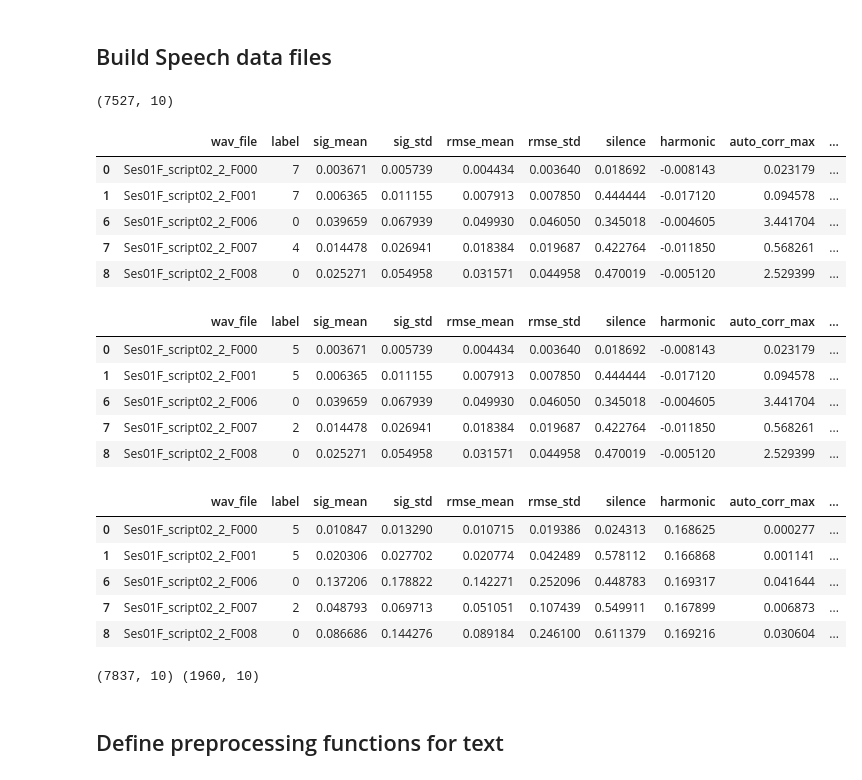
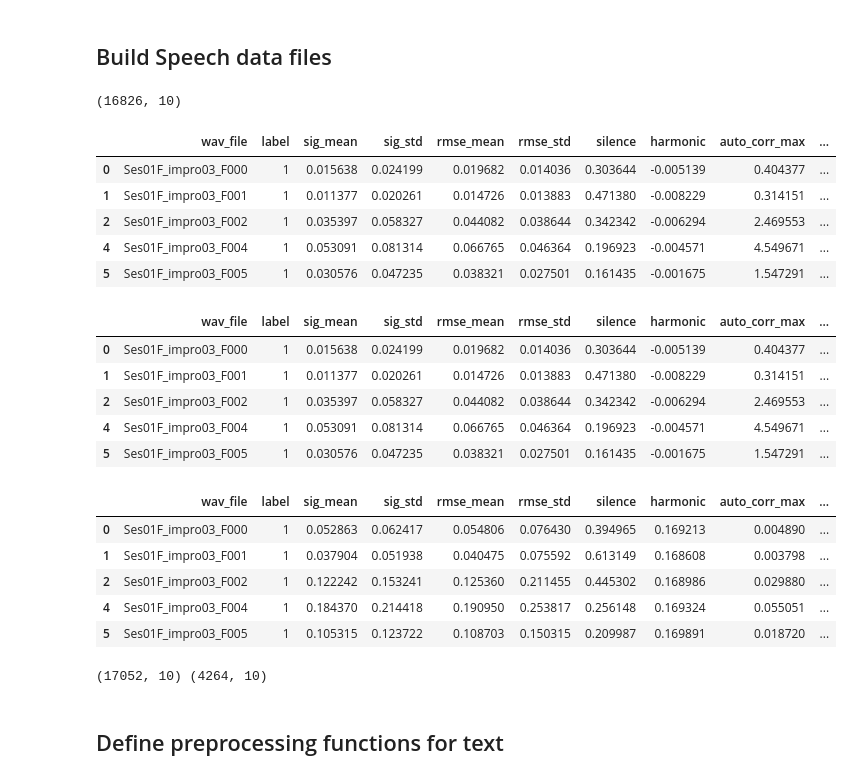
Before and after one commit to Telefonica/multimodal-speech-emotion-recognition, a Jupyter notebook: 4_prepare_data.ipynb, the cells around one changed output. Drawn from its saved outputs; the diff is of its cells as text; code cells hidden in the pictures.

```diff
--- a/4_prepare_data.ipynb
+++ b/4_prepare_data.ipynb
@@ -8,26 +8,26 @@ from IPython.display import display
 
 %matplotlib inline
 # %%
-df = pd.read_csv('data/audio_features.csv')
+df = pd.read_csv('data/pre-processed/audio_featuresall.csv')
 df = df[df['label'].isin([0, 1, 2, 3, 4, 5, 6, 7])]
 print(df.shape)
 display(df.head())
 
 # change 7 to 2
 df['label'] = df['label'].map({0: 0, 1: 1, 2: 1, 3: 2, 4: 2, 5: 3, 6: 4, 7: 5})
 df.head()
 # %% [output]
-(7527, 10)
+(16826, 10)
 |  | wav_file | label | sig_mean | sig_std | rmse_mean | rmse_std | silence | harmonic | auto_corr_max | ... |
-| 0 | Ses01F_script02_2_F000 | 7 | 0.003671 | 0.005739 | 0.004434 | 0.003640 | 0.018692 | -0.008143 | 0.023179 | ... |
-| 1 | Ses01F_script02_2_F001 | 7 | 0.006365 | 0.011155 | 0.007913 | 0.007850 | 0.444444 | -0.017120 | 0.094578 | ... |
-| 6 | Ses01F_script02_2_F006 | 0 | 0.039659 | 0.067939 | 0.049930 | 0.046050 | 0.345018 | -0.004605 | 3.441704 | ... |
-| 7 | Ses01F_script02_2_F007 | 4 | 0.014478 | 0.026941 | 0.018384 | 0.019687 | 0.422764 | -0.011850 | 0.568261 | ... |
-| 8 | Ses01F_script02_2_F008 | 0 | 0.025271 | 0.054958 | 0.031571 | 0.044958 | 0.470019 | -0.005120 | 2.529399 | ... |
+| 0 | Ses01F_impro03_F000 | 1 | 0.015638 | 0.024199 | 0.019682 | 0.014036 | 0.303644 | -0.005139 | 0.404377 | ... |
+| 1 | Ses01F_impro03_F001 | 1 | 0.011377 | 0.020261 | 0.014726 | 0.013883 | 0.471380 | -0.008229 | 0.314151 | ... |
+| 2 | Ses01F_impro03_F002 | 1 | 0.035397 | 0.058327 | 0.044082 | 0.038644 | 0.342342 | -0.006294 | 2.469553 | ... |
+| 4 | Ses01F_impro03_F004 | 1 | 0.053091 | 0.081314 | 0.066765 | 0.046364 | 0.196923 | -0.004571 | 4.549671 | ... |
+| 5 | Ses01F_impro03_F005 | 1 | 0.030576 | 0.047235 | 0.038321 | 0.027501 | 0.161435 | -0.001675 | 1.547291 | ... |
 |  | wav_file | label | sig_mean | sig_std | rmse_mean | rmse_std | silence | harmonic | auto_corr_max | ... |
-| 0 | Ses01F_script02_2_F000 | 5 | 0.003671 | 0.005739 | 0.004434 | 0.003640 | 0.018692 | -0.008143 | 0.023179 | ... |
-| 1 | Ses01F_script02_2_F001 | 5 | 0.006365 | 0.011155 | 0.007913 | 0.007850 | 0.444444 | -0.017120 | 0.094578 | ... |
-| 6 | Ses01F_script02_2_F006 | 0 | 0.039659 | 0.067939 | 0.049930 | 0.046050 | 0.345018 | -0.004605 | 3.441704 | ... |
-| 7 | Ses01F_script02_2_F007 | 2 | 0.014478 | 0.026941 | 0.018384 | 0.019687 | 0.422764 | -0.011850 | 0.568261 | ... |
-| 8 | Ses01F_script02_2_F008 | 0 | 0.025271 | 0.054958 | 0.031571 | 0.044958 | 0.470019 | -0.005120 | 2.529399 | ... |
+| 0 | Ses01F_impro03_F000 | 1 | 0.015638 | 0.024199 | 0.019682 | 0.014036 | 0.303644 | -0.005139 | 0.404377 | ... |
+| 1 | Ses01F_impro03_F001 | 1 | 0.011377 | 0.020261 | 0.014726 | 0.013883 | 0.471380 | -0.008229 | 0.314151 | ... |
+| 2 | Ses01F_impro03_F002 | 1 | 0.035397 | 0.058327 | 0.044082 | 0.038644 | 0.342342 | -0.006294 | 2.469553 | ... |
+| 4 | Ses01F_impro03_F004 | 1 | 0.053091 | 0.081314 | 0.066765 | 0.046364 | 0.196923 | -0.004571 | 4.549671 | ... |
+| 5 | Ses01F_impro03_F005 | 1 | 0.030576 | 0.047235 | 0.038321 | 0.027501 | 0.161435 | -0.001675 | 1.547291 | ... |
 # %%
@@ -65,11 +65,11 @@ df[df.columns[2:]] = scalar.fit_transform(df[df.columns[2:]])
 df.head()
 # %% [output]
 |  | wav_file | label | sig_mean | sig_std | rmse_mean | rmse_std | silence | harmonic | auto_corr_max | ... |
-| 0 | Ses01F_script02_2_F000 | 5 | 0.010847 | 0.013290 | 0.010715 | 0.019386 | 0.024313 | 0.168625 | 0.000277 | ... |
-| 1 | Ses01F_script02_2_F001 | 5 | 0.020306 | 0.027702 | 0.020774 | 0.042489 | 0.578112 | 0.166868 | 0.001141 | ... |
-| 6 | Ses01F_script02_2_F006 | 0 | 0.137206 | 0.178822 | 0.142271 | 0.252096 | 0.448783 | 0.169317 | 0.041644 | ... |
-| 7 | Ses01F_script02_2_F007 | 2 | 0.048793 | 0.069713 | 0.051051 | 0.107439 | 0.549911 | 0.167899 | 0.006873 | ... |
-| 8 | Ses01F_script02_2_F008 | 0 | 0.086686 | 0.144276 | 0.089184 | 0.246100 | 0.611379 | 0.169216 | 0.030604 | ... |
+| 0 | Ses01F_impro03_F000 | 1 | 0.052863 | 0.062417 | 0.054806 | 0.076430 | 0.394965 | 0.169213 | 0.004890 | ... |
+| 1 | Ses01F_impro03_F001 | 1 | 0.037904 | 0.051938 | 0.040475 | 0.075592 | 0.613149 | 0.168608 | 0.003798 | ... |
+| 2 | Ses01F_impro03_F002 | 1 | 0.122242 | 0.153241 | 0.125360 | 0.211455 | 0.445302 | 0.168986 | 0.029880 | ... |
+| 4 | Ses01F_impro03_F004 | 1 | 0.184370 | 0.214418 | 0.190950 | 0.253817 | 0.256148 | 0.169324 | 0.055051 | ... |
+| 5 | Ses01F_impro03_F005 | 1 | 0.105315 | 0.123722 | 0.108703 | 0.150315 | 0.209987 | 0.169891 | 0.018720 | ... |
 # %%
 x_train, x_test = train_test_split(df, test_size=0.20)
 
@@ -78,7 +78,7 @@ x_test.to_csv('data/s2e/audio_test.csv', index=False)
 
 print(x_train.shape, x_test.shape)
 # %% [output]
-(7837, 10) (1960, 10)
+(17052, 10) (4264, 10)
 # %% [markdown]
 ## Define preprocessing functions for text
 # %%
```
Also changed, not shown: parts of 2 cells of this notebook, 5 other files.
